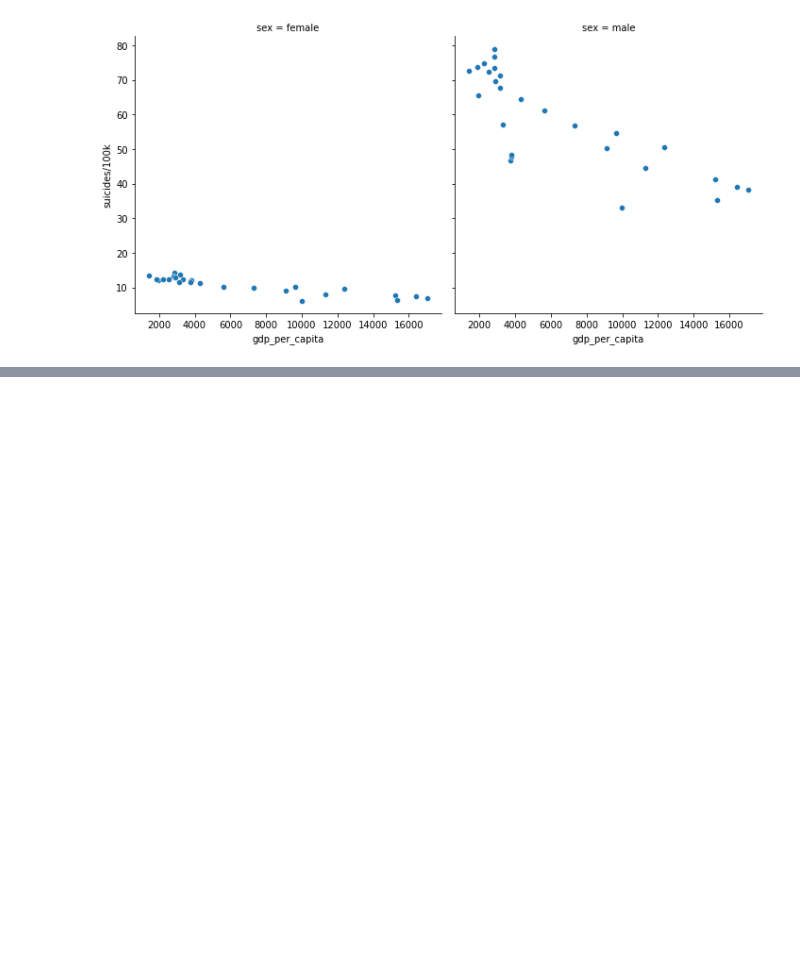
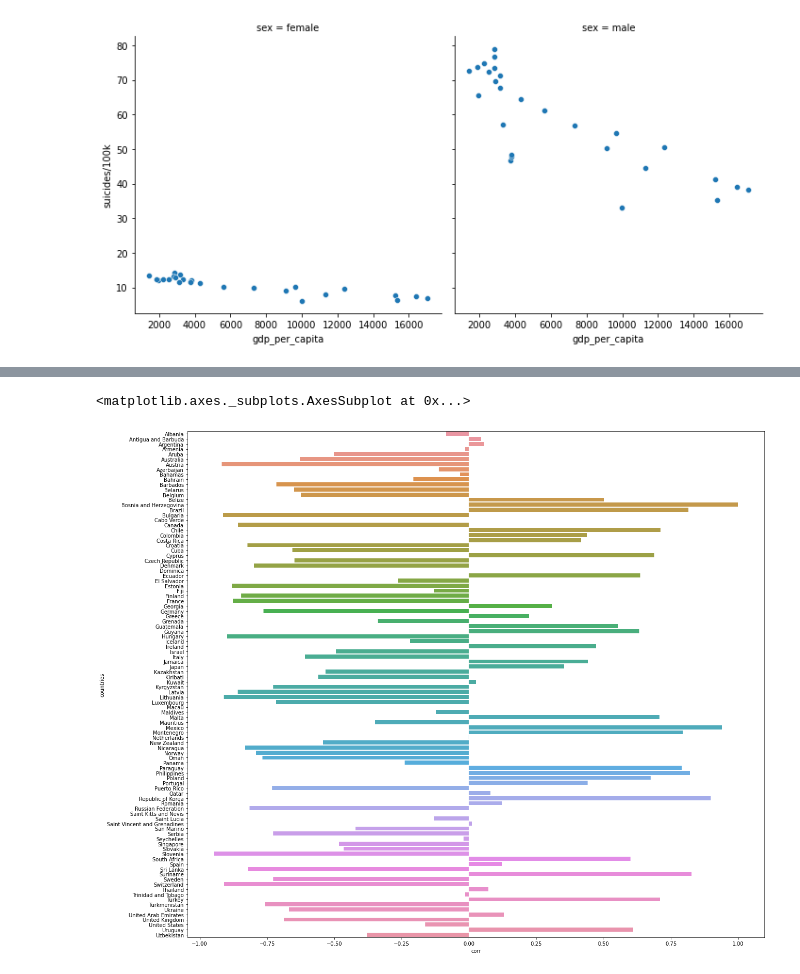
Before and after one commit to Katmalu/Suicide_Rates_Overview_1985_to_2016, a Jupyter notebook: Suicide_Rates_Overview_1985_to_2016.ipynb, the cells around one changed output, grey strips where cells are left out. Cells and saved outputs as stored; diff of their text form; code cells hidden in the pictures; blank space fills up the shorter version.

```diff
--- a/Suicide_Rates_Overview_1985_to_2016.ipynb
+++ b/Suicide_Rates_Overview_1985_to_2016.ipynb
@@ -338,3 +355,11 @@ sns.heatmap(country_graph[(country_graph['country'] == "Uzbekistan") & (country_
+# %%
+Corr_gpd_suic_100k_country_f = []
+Corr_gpd_suic_100k_corr_ = []
+for i in country_graph["country"].unique():
+  a = country_graph[(country_graph["country"] == i)  &  (country_graph["sex"] == 'male')].corr()['gdp_per_capita']['suicides/100k']
+  if not np.isnan(a):
+    Corr_gpd_suic_100k_country.append(i)
+    Corr_gpd_suic_100k_corr.append(a)
 # %% [markdown]
 # Может понадобиться а может и нет
 # %%
@@ -409,0 +489,4 @@ sns.relplot(data=country_graph[country_graph['country'] == "Russian Federation"]
+# %%
+Corr_gpd_suic_100k = dict()
+for i in country_graph["country"].unique():
+  Corr_gpd_suic_100k[i] = country_graph[(country_graph["country"] == i)  &  (country_graph["sex"] == 'male')].corr()['gdp_per_capita']['suicides/100k']
@@ -409,0 +496,9 @@ sns.relplot(data=country_graph[country_graph['country'] == "Russian Federation"]
+# %%
+corr_countries = pd.DataFrame(Corr_gpd_suic_100k)
+corr_countries.rename(columns = {1:'corr', 0:"countries"}, inplace = True )
+# %%
+plt.figure(figsize=(20,18))
+sns.barplot(data = corr_countries, x='corr', y="countries")
+# %% [output]
+<matplotlib.axes._subplots.AxesSubplot at 0x...>
+[figure, added]
```
Also changed, not shown: parts of 24 cells of this notebook.
